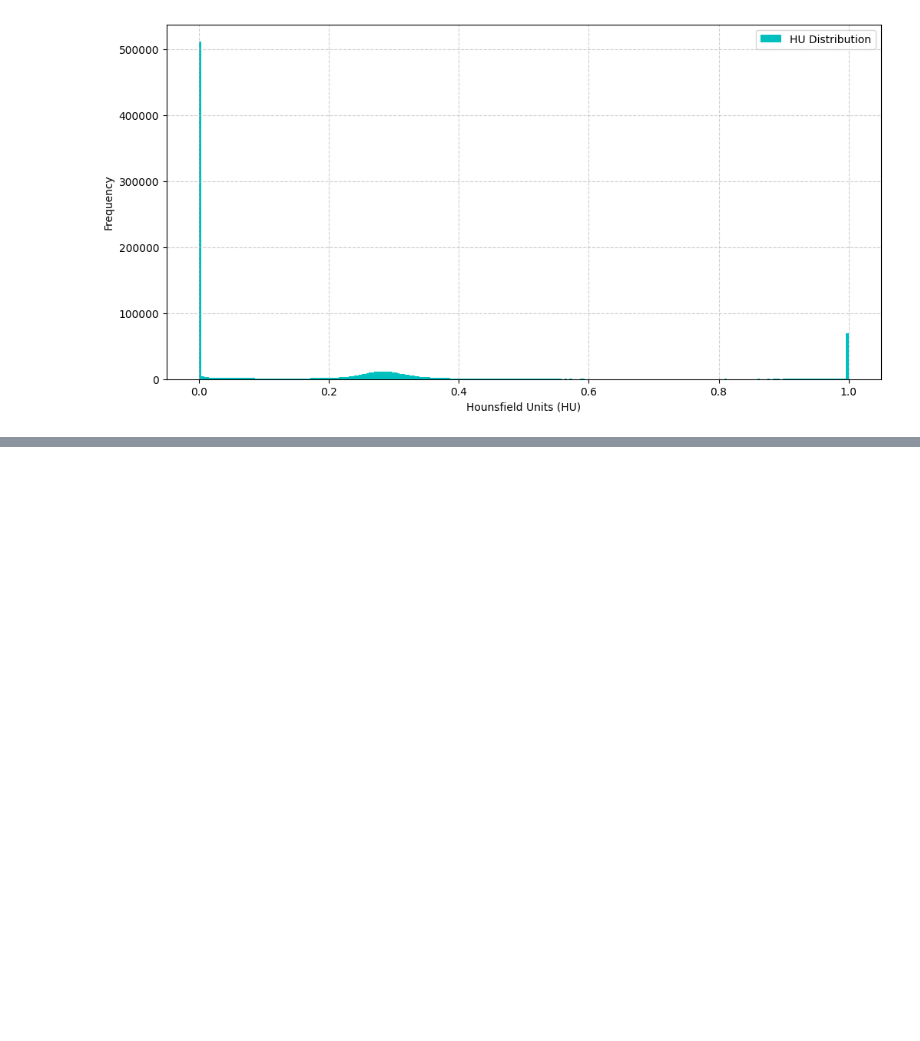
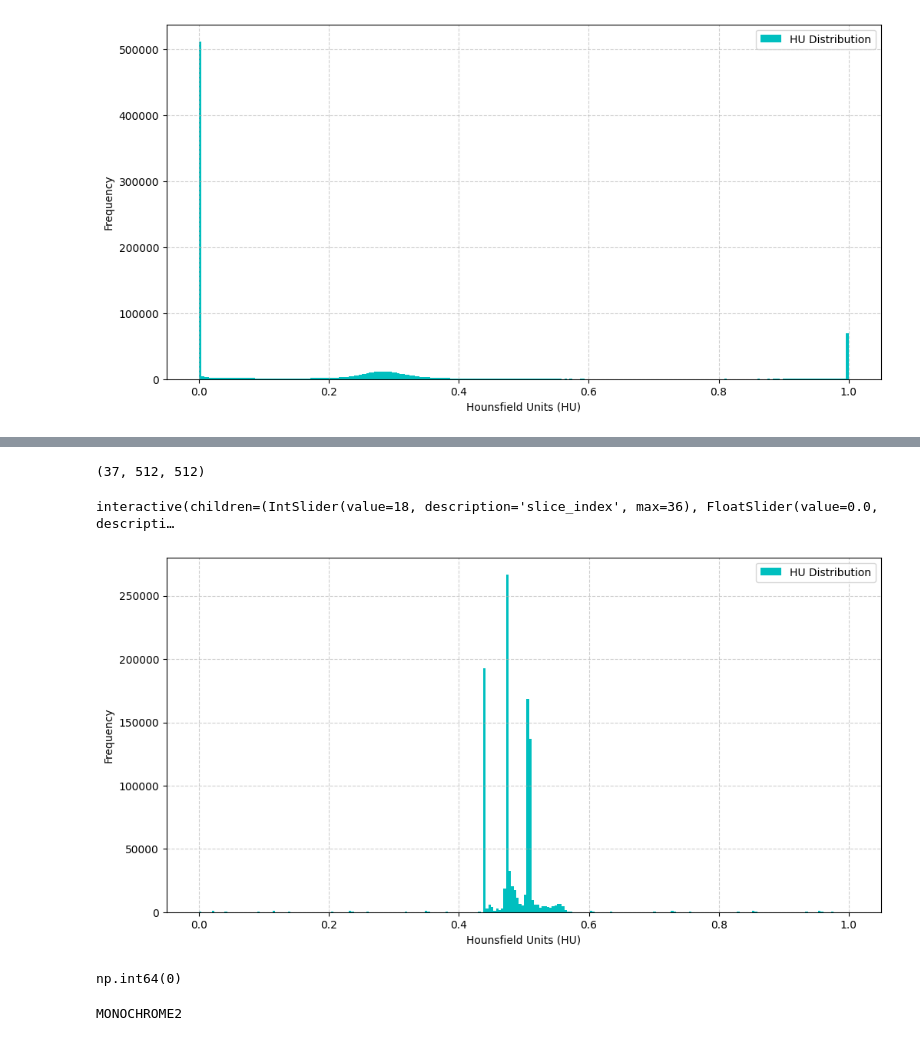
Before and after one commit to BhaveshSolanki32/Aneurysm_detection, a Jupyter notebook: test.ipynb, the cells around one changed output, grey strips where cells are left out. Saved outputs shown, nothing was run; the diff lists cells and outputs as text; code cells hidden in the pictures; blank space fills up the shorter version.

```diff
--- a/test.ipynb
+++ b/test.ipynb
@@ -1347,0 +1382,36 @@ plt.show()
+# %%
+disp_dist_3d_raw('1.2.826.0.1.3680043.8.498.63659290871058751026573871222273656938')
+# %% [output]
+(37, 512, 512)
+interactive(children=(IntSlider(value=18, description='slice_index', max=36), FloatSlider(value=0.0, descripti…
+[figure, added]
+# %%
+df_ct[df_ct['SeriesInstanceUID'] == '1.2.826.0.1.3680043.8.498.10998551301428376772035074358827982227']['Aneurysm Present'].iloc[0]
+# %% [output]
+np.int64(0)
+# %%
+import os
+import pydicom
+
+# Base directory
+base_path = r'D:\projects\aneurysm\rsna-intracranial-aneurysm-detection\series'
+
+# Subfolder UID
+# series_uid = r'1.2.826.0.1.3680043.8.498.10998551301428376772035074358827982227'
+rand_int = random.randint(0,1856)
+series_uid  = train_csv[train_csv['Modality']=='CTA']['SeriesInstanceUID'].iloc[rand_int]
+# Full series path
+series_path = os.path.join(base_path, series_uid)
+
+# Pick the 27th file (index 26)
+dcm_file = os.listdir(series_path)[26]
+
+# Build full file path
+dcm_path = os.path.join(series_path, dcm_file)
+
+# Read dicom file
+dic = pydicom.dcmread(dcm_path)
+
+print(dic.PhotometricInterpretation)
+# %% [output]
+MONOCHROME2
```
Also changed, not shown: parts of 12 cells of this notebook, 1 other file.
